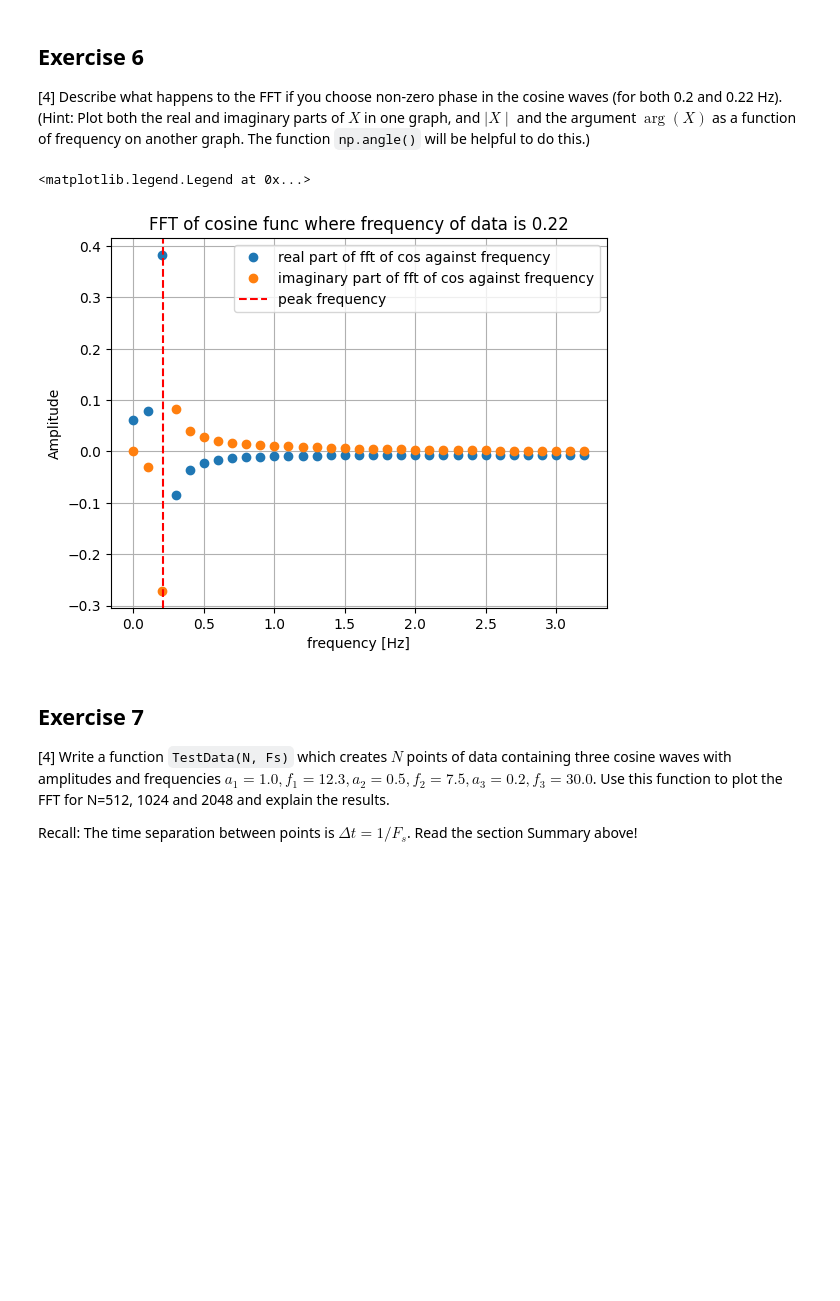
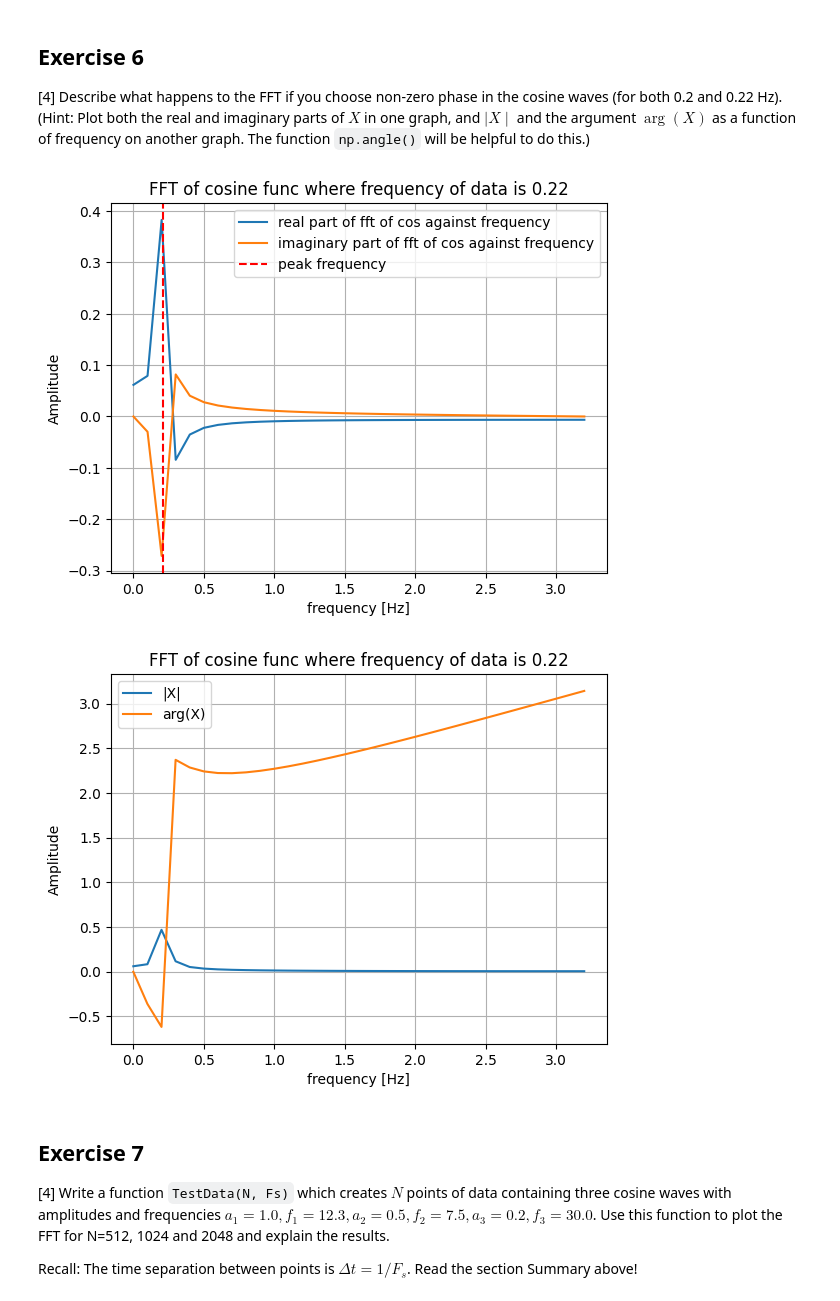
Before and after one commit to PX2145-2025/week-10-b-Dvorak-Gabriel, a Jupyter notebook: FFT.ipynb, the cells around one changed output. Saved outputs shown, nothing was run; the diff lists cells and outputs as text; code cells hidden in the pictures; blank space fills up the shorter version.

```diff
--- a/FFT.ipynb
+++ b/FFT.ipynb
@@ -542,37 +542,50 @@ from numpy.fft import fft, ifft
 def f(N,tau,f,phi):
   t = np.linspace(0, tau, N, endpoint=False)
   cosfunc = np.cos(2*np.pi*f*t + phi)
   return cosfunc, t
 
 Num=64
 tau = 10
 frq = 0.22
 phi = 5
 cosfunc, t = f(Num, tau, frq,phi)
 
 def Spectrum1(x, Num, tau):
     N = len(cosfunc) # length of the signal
     Fs = Num/tau # sampling rate
     frq_fft = (float(Fs)/N)*np.arange(0, N/2+1) # one-sided frequency range
     X = fft(cosfunc)/N # fft computing and normalization
     X = X[0:N//2+1] # take just positive values
     # (in python3, // ensures integer division)
 
     # frq is array of actual frequencies
     # X is complex array of amplitudes
     return frq_fft, X
 
-plt.plot(Spectrum1(cosfunc, Num, tau)[0], Spectrum1(cosfunc, Num, tau)[1],'o', label = "real part of fft of cos against frequency")
-plt.plot(Spectrum1(cosfunc, Num, tau)[0], Spectrum1(cosfunc, Num, tau)[1].imag,'o', label = "imaginary part of fft of cos against frequency")
+
+plt.figure()
+plt.plot(Spectrum1(cosfunc, Num, tau)[0], Spectrum1(cosfunc, Num, tau)[1],'-', label = "real part of fft of cos against frequency")
+plt.plot(Spectrum1(cosfunc, Num, tau)[0], Spectrum1(cosfunc, Num, tau)[1].imag,'-', label = "imaginary part of fft of cos against frequency")
 plt.axvline(0.21, color = "r", linestyle = "--", label = 'peak frequency')
 plt.xlabel("frequency [Hz]")
 plt.ylabel("Amplitude")
 plt.title(f"FFT of cosine func where frequency of data is {frq}")
 plt.grid()
 plt.legend(loc = 'best')
+plt.show()
+plt.close()
+
+plt.figure()
+plt.plot(Spectrum1(cosfunc, Num, tau)[0],np.abs(Spectrum1(cosfunc, Num, tau)[1]),'-', label = '|X|')
+plt.plot(Spectrum1(cosfunc, Num, tau)[0],np.angle(Spectrum1(cosfunc, Num, tau)[1]),'-', label = 'arg(X)')
+plt.xlabel("frequency [Hz]")
+plt.ylabel("Amplitude")
+plt.title(f"FFT of cosine func where frequency of data is {frq}")
+plt.legend(loc = 'best')
+plt.grid()
 # %% [output]
-<matplotlib.legend.Legend at 0x...>
-[figure, old version]
+[figure, new version]
+[figure, added]
 # %% [markdown]
 ## Exercise 7
 
```
